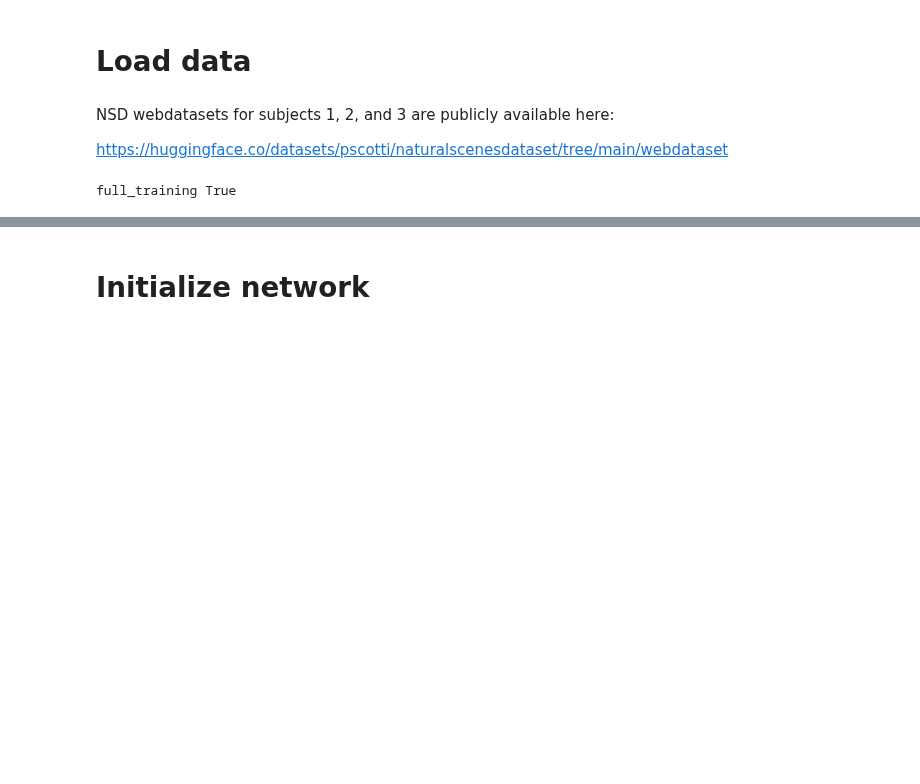
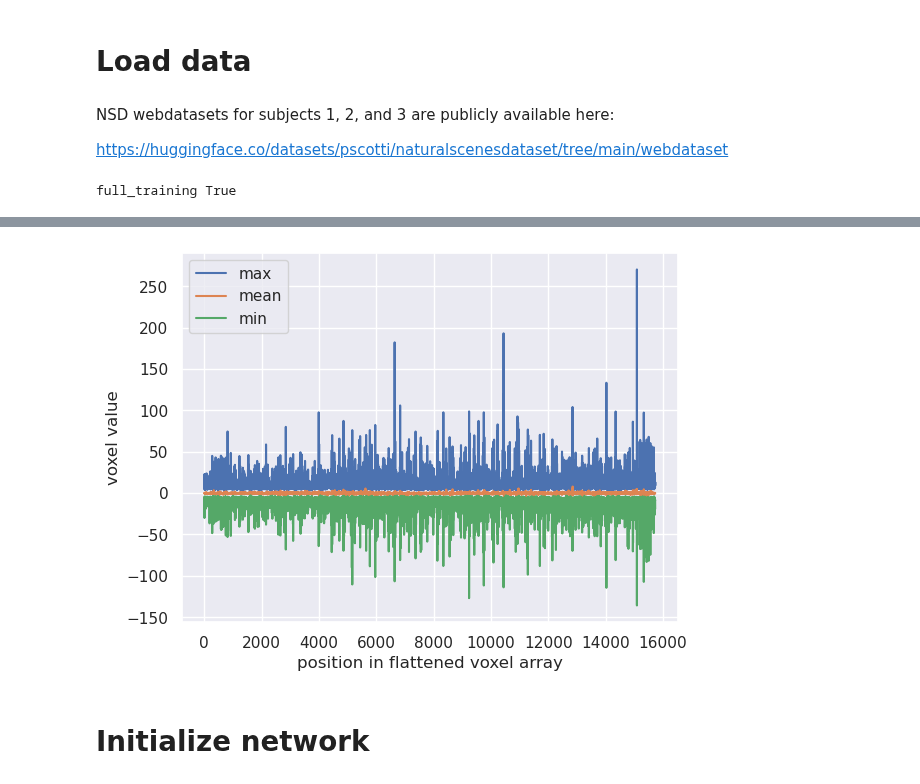
Before and after one commit to MedARC-AI/fMRI-reconstruction-NSD, a Jupyter notebook: fMRI/Voxel_to_CLIPvoxel.ipynb, the cells around one changed output, grey strips where cells are left out. Cells and saved outputs as stored; diff of their text form; code cells hidden in the pictures; blank space fills up the shorter version.

```diff
--- a/fMRI/Voxel_to_CLIPvoxel.ipynb
+++ b/fMRI/Voxel_to_CLIPvoxel.ipynb
@@ -252,3 +401,12 @@ out_dim 768
+# %%
+# <TODO> scale the voxels once I understand more about the format of trials inside the tar dataset files
+V = voxel0.cpu().numpy()
+plt.plot(np.vstack((np.max(V, 0), np.mean(V, 0), np.min(V, 0))).T);
+plt.legend(['max', 'mean', 'min']);
+plt.xlabel('position in flattened voxel array');
+plt.ylabel('voxel value');
+# %% [output]
+[figure, added]
 # %% [markdown]
 # Initialize network
 # %%
```
Also changed, not shown: parts of 90 cells of this notebook.
